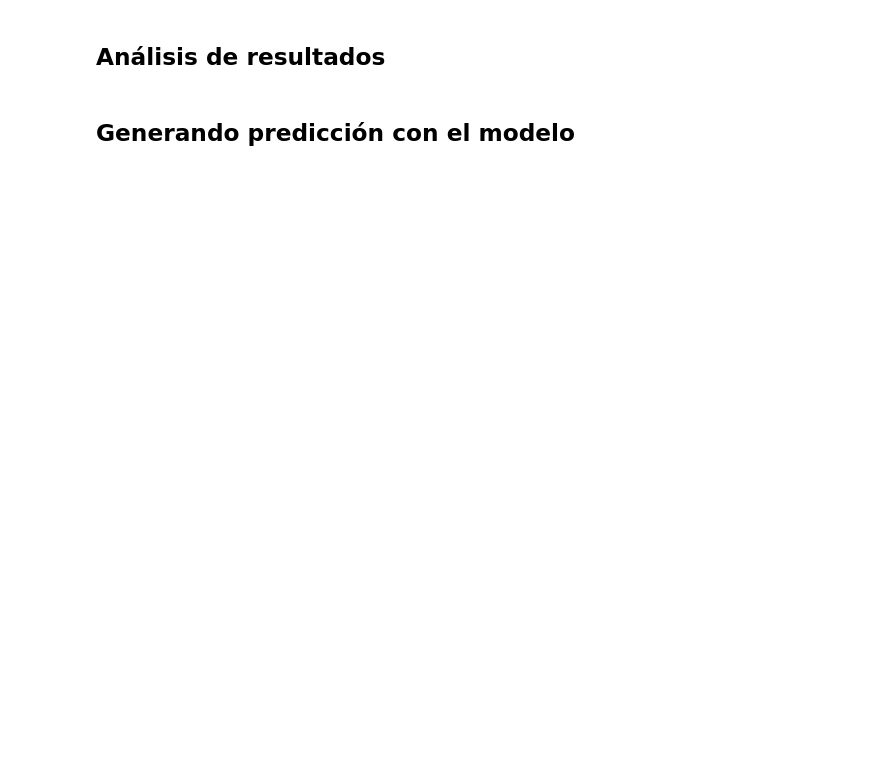
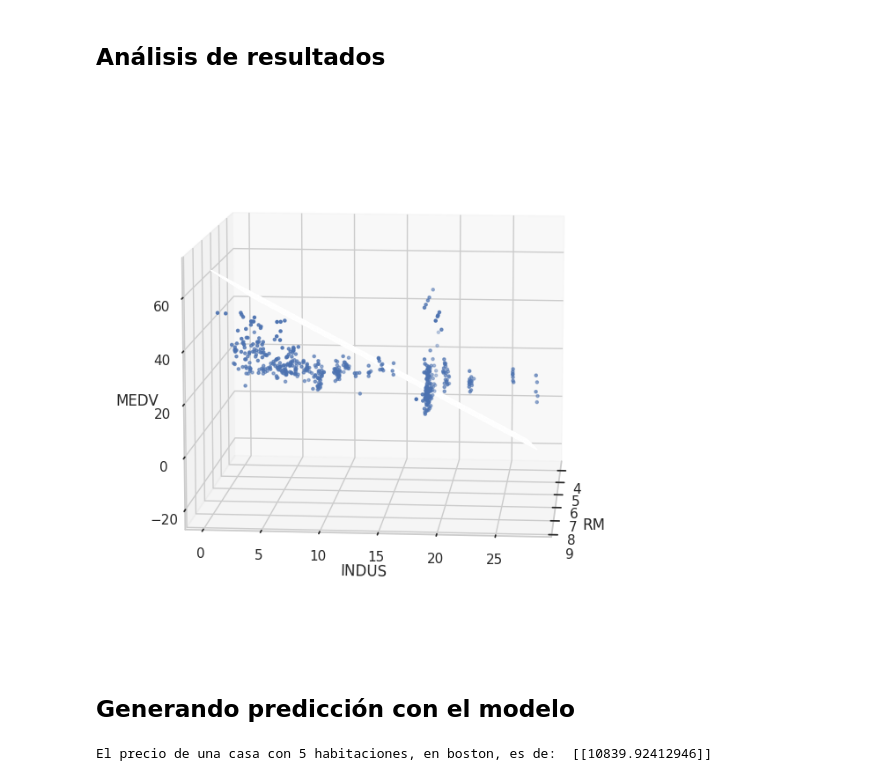
Before and after one commit to AlexanderPeraltaL/CursoMachongLearning, a Jupyter notebook: primera_regresion_lineal_template.ipynb, the cells around one changed output. Cells and saved outputs as stored; diff of their text form; code cells hidden in the pictures; blank space fills up the shorter version.

```diff
--- a/primera_regresion_lineal_template.ipynb
+++ b/primera_regresion_lineal_template.ipynb
@@ -31,4 +61,35 @@ Una vez que se ve cómo están correlacionadas las variables de manera visual es
 # %% [markdown]
 ## Análisis de resultados
+# %%
+from mpl_toolkits.mplot3d import *
+import numpy as np
+
+x1_range = np.arange(df['RM'].min(), df['RM'].max(), 1)
+x2_range = np.arange(df['INDUS'].min(), df['INDUS'].max(), 1)
+x1, x2 = np.meshgrid(x1_range, x2_range)
+
+plane = pd.DataFrame({'RM': x1.ravel(), 'INDUS':x2.ravel()})
+
+pred = slr.predict(plane).reshape(x1.shape)
+pred = sc_y.inverse_transform(pred)
+
+fig = plt.figure(figsize=(12, 8))
+ax = fig.add_subplot(111, projection='3d')
+ax.plot_surface(x1, x2, pred, alpha=0.4)
+
+ax.scatter(df['RM'], df['INDUS'], df['MEDV'], color='b', marker='.')
+ax.view_init(elev=10,azim=5)
+ax.set_xlabel('RM')
+ax.set_ylabel('INDUS')
+ax.set_zlabel('MEDV')
+plt.show()
+# %% [output]
+[figure, added]
 # %% [markdown]
 ## Generando predicción con el modelo
+# %%
+num_rooms = 5
+num_rooms_standart = sc_x.transform(np.array([num_rooms]).reshape(-1, 1))
+print("El precio de una casa con 5 habitaciones, en boston, es de: ", sc_y.inverse_transform(slr.predict(num_rooms_standart))*1000)
+# %% [output]
+El precio de una casa con 5 habitaciones, en boston, es de:  [[10839.92412946]]
```
Also changed, not shown: parts of 5 cells of this notebook.
